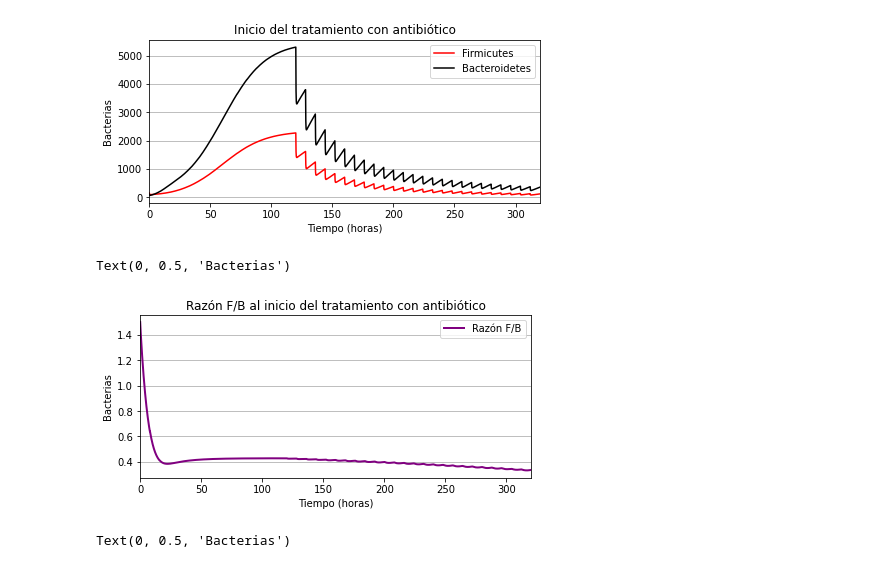
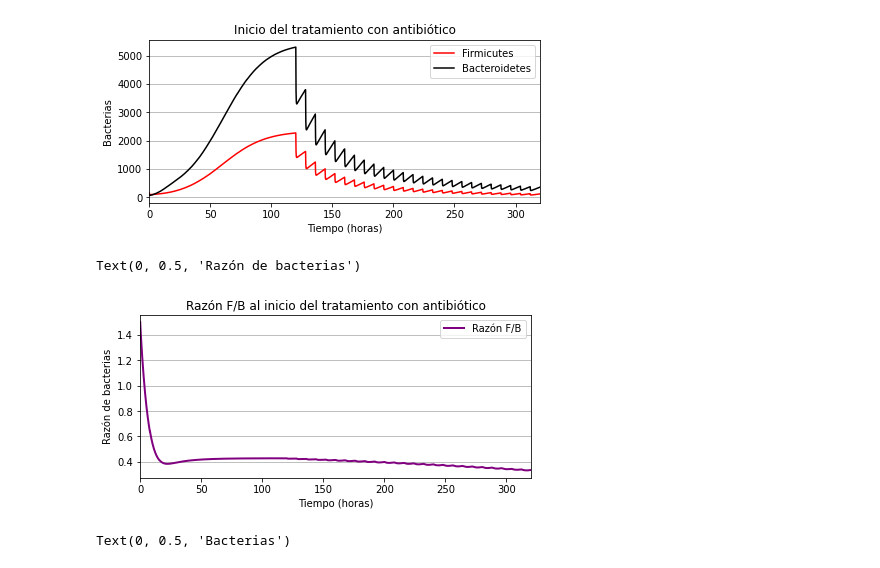
Before and after one commit to SergioPachonDotor/Proyectos_MAIBM, a Jupyter notebook: Proyecto_1/Simulaciones.ipynb, the cells around one changed output. Cells and saved outputs as stored; diff of their text form; code cells hidden in the pictures.

```diff
--- a/Proyecto_1/Simulaciones.ipynb
+++ b/Proyecto_1/Simulaciones.ipynb
@@ -146,15 +146,15 @@ Text(0, 0.5, 'Bacterias')
 # %%
 fig, ax = plt.subplots(figsize=(7, 3)) # Best to paper
 plt.plot(t, x/y, color='purple', label='Razón F/B', lw=2)
 plt.legend(loc=1)
 plt.xlim(0, t0*n)
 plt.grid(True, axis='y')
 plt.title('Razón F/B al inicio del tratamiento con antibiótico')
 plt.xlabel('Tiempo (horas)')
-plt.ylabel('Bacterias')
+plt.ylabel('Razón de bacterias')
 # %% [output]
-Text(0, 0.5, 'Bacterias')
+Text(0, 0.5, 'Razón de bacterias')
-[figure, old version]
+[figure, new version]
 # %%
 tmax = 100
 dt = 0.1
```
Also changed, not shown: parts of 3 cells of this notebook.
